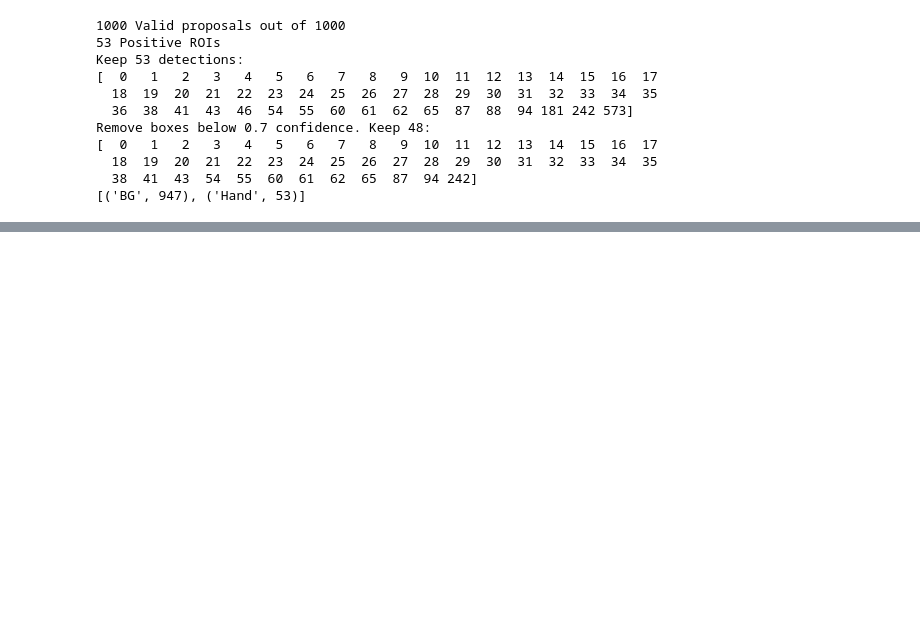
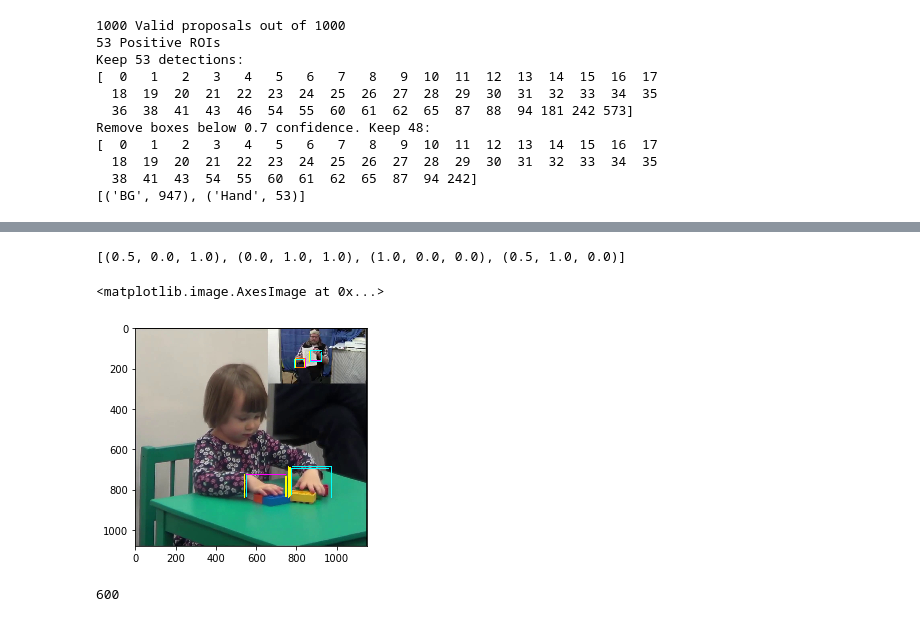
Before and after one commit to shridharmishra4/HandTrackingThroughDetection, a Jupyter notebook: visualize_bbox.ipynb, the cells around one changed output, grey strips where cells are left out. Drawn from its saved outputs; the diff is of its cells as text; code cells hidden in the pictures; blank space fills up the shorter version.

```diff
--- a/visualize_bbox.ipynb
+++ b/visualize_bbox.ipynb
@@ -323,0 +340,16 @@ print(final_bboxes_before_NMS)
+# %%
+def random_colors(N, bright=True):
+    """
+    Generate random colors.
+    To get visually distinct colors, generate them in HSV space then
+    convert to RGB.
+    """
+    brightness = 1.0 if bright else 0.7
+    hsv = [(i / N, 1, brightness) for i in range(N)]
+    colors = list(map(lambda c: colorsys.hsv_to_rgb(*c), hsv))
+    random.shuffle(colors)
+    return colors
+
+print(random_colors(4))
+# %% [output]
+[(0.5, 0.0, 1.0), (0.0, 1.0, 1.0), (1.0, 0.0, 0.0), (0.5, 1.0, 0.0)]
@@ -323,0 +448,8 @@ print(final_bboxes_before_NMS)
+# %%
+image = skimage.io.imread(frame_path)
+im , _ = generate_multiple_bbox(model,image)
+from matplotlib.pyplot import imshow
+imshow(im)
+# %% [output]
+<matplotlib.image.AxesImage at 0x...>
+[figure, added]
@@ -324,3 +505,7 @@ print(final_bboxes_before_NMS)
+# %%
+detect_vids(model ,"../data_videos/short.mp4")
+# %% [output]
+600
 # %%
 # Get detection class IDs. Trim zero padding.
 class_names = ("BG","Hand")
```
Also changed, not shown: parts of 6 cells of this notebook.
